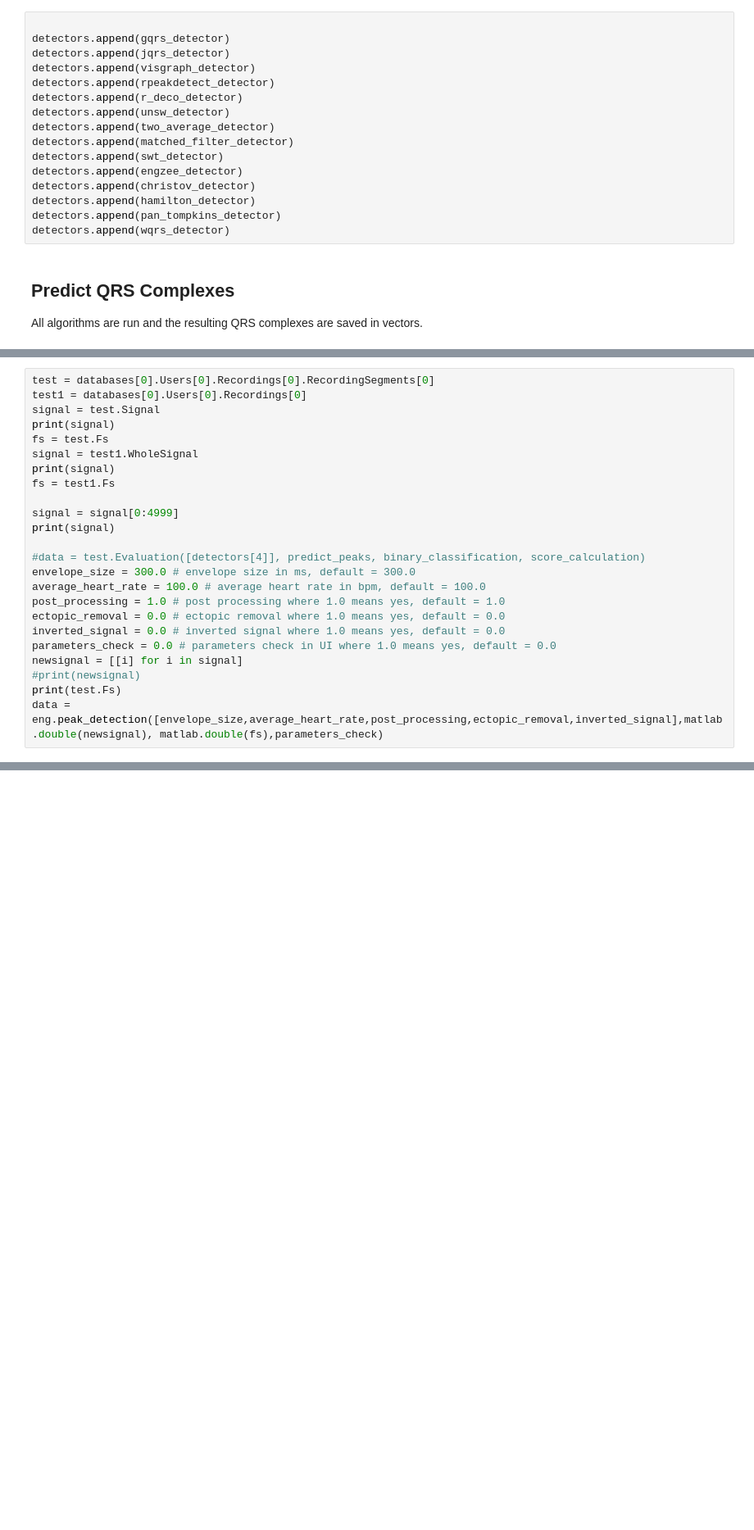
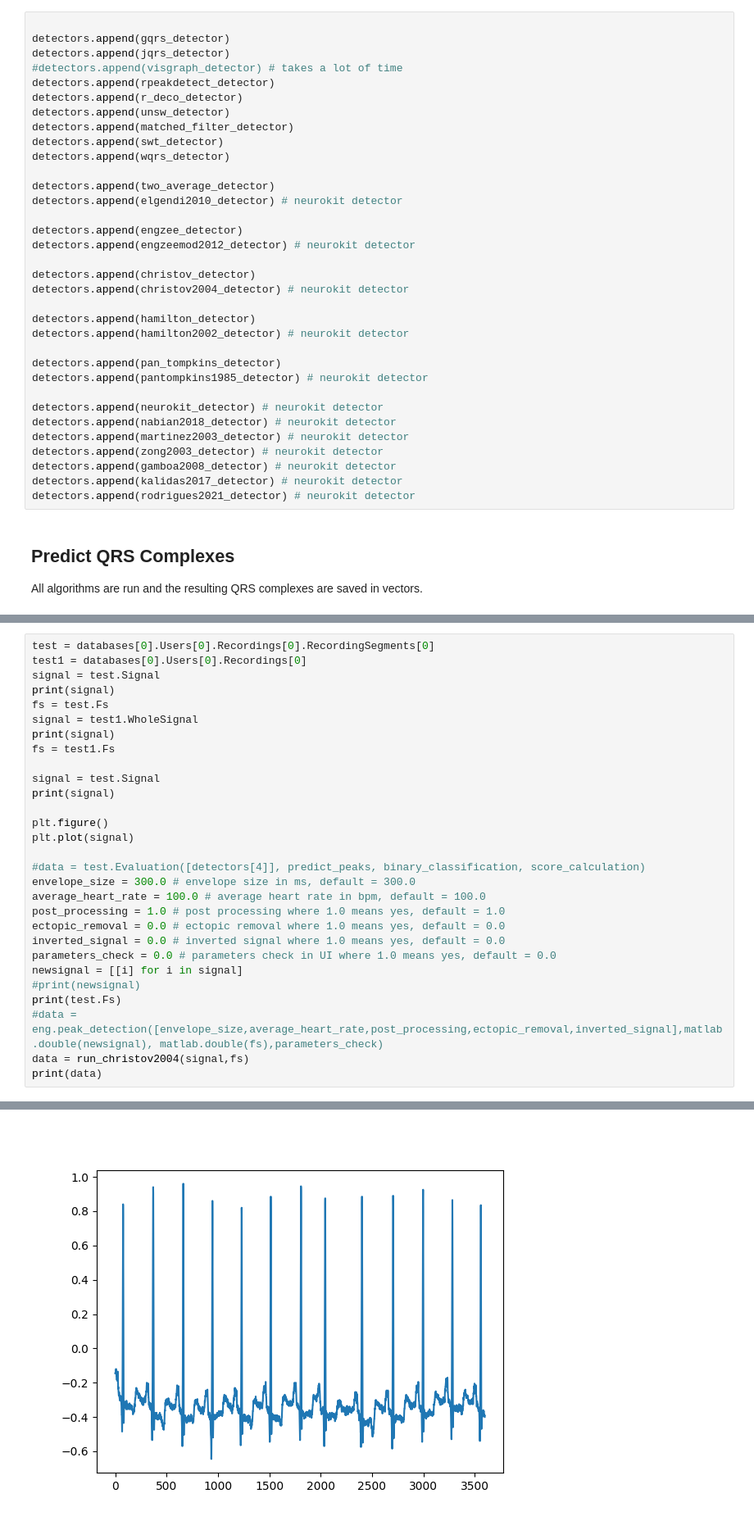
Before and after one commit to floriankri/ecg_detector_assessment, a Jupyter notebook: Playground/playground.ipynb, the cells around one changed output, grey strips where cells are left out. Shown: that part at 82% size. Saved outputs shown, nothing was run; the diff lists cells and outputs as text; blank space fills up the shorter version.

```diff
--- a/Playground/playground.ipynb
+++ b/Playground/playground.ipynb
@@ -501,18 +631,36 @@ Add detectors to the `detectors`. By commenting or uncommenting a detector here,
 
 detectors.append(gqrs_detector)
 detectors.append(jqrs_detector)
-detectors.append(visgraph_detector)
+#detectors.append(visgraph_detector) # takes a lot of time
 detectors.append(rpeakdetect_detector)
 detectors.append(r_deco_detector)
 detectors.append(unsw_detector)
-detectors.append(two_average_detector)
 detectors.append(matched_filter_detector)
 detectors.append(swt_detector)
+detectors.append(wqrs_detector)
+
+detectors.append(two_average_detector)
+detectors.append(elgendi2010_detector) # neurokit detector
+
 detectors.append(engzee_detector)
+detectors.append(engzeemod2012_detector) # neurokit detector
+
 detectors.append(christov_detector)
+detectors.append(christov2004_detector) # neurokit detector
+
 detectors.append(hamilton_detector)
+detectors.append(hamilton2002_detector) # neurokit detector
+
 detectors.append(pan_tompkins_detector)
-detectors.append(wqrs_detector)
+detectors.append(pantompkins1985_detector) # neurokit detector
+
+detectors.append(neurokit_detector) # neurokit detector
+detectors.append(nabian2018_detector) # neurokit detector
+detectors.append(martinez2003_detector) # neurokit detector
+detectors.append(zong2003_detector) # neurokit detector
+detectors.append(gamboa2008_detector) # neurokit detector
+detectors.append(kalidas2017_detector) # neurokit detector
+detectors.append(rodrigues2021_detector) # neurokit detector
 # %% [markdown]
 ## Predict QRS Complexes
 All algorithms are run and the resulting QRS complexes are saved in vectors.
@@ -589,8 +757,11 @@ signal = test1.WholeSignal
 print(signal)
 fs = test1.Fs
 
-signal = signal[0:4999]
+signal = test.Signal
 print(signal)
+
+plt.figure()
+plt.plot(signal)
 
 #data = test.Evaluation([detectors[4]], predict_peaks, binary_classification, score_calculation)
 envelope_size = 300.0 # envelope size in ms, default = 300.0
@@ -602,5 +773,7 @@ parameters_check = 0.0 # parameters check in UI where 1.0 means yes, default = 0
 newsignal = [[i] for i in signal]
 #print(newsignal)
 print(test.Fs)
-data = eng.peak_detection([envelope_size,average_heart_rate,post_processing,ectopic_removal,inverted_signal],matlab.double(newsignal), matlab.double(fs),parameters_check)
+#data = eng.peak_detection([envelope_size,average_heart_rate,post_processing,ectopic_removal,inverted_signal],matlab.double(newsignal), matlab.double(fs),parameters_check)
+data = run_christov2004(signal,fs)
+print(data)
 # %% [output]
@@ -613,0 +785 @@ data = eng.peak_detection([envelope_size,average_heart_rate,post_processing,ecto
+[figure, added]
```
Also changed, not shown: parts of 13 cells of this notebook.
